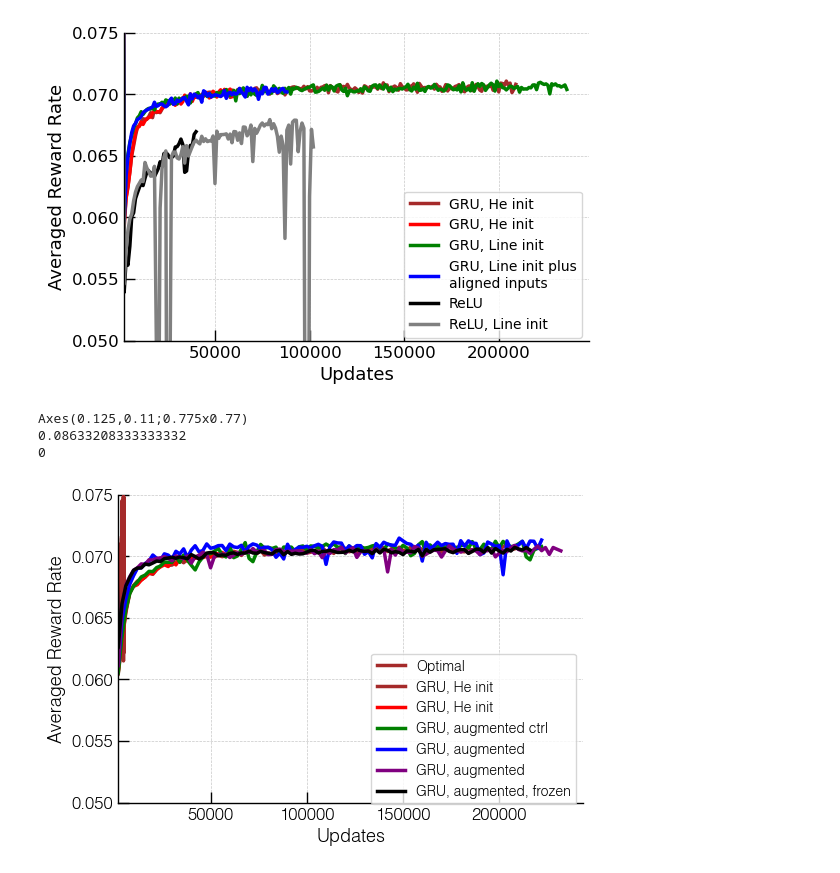
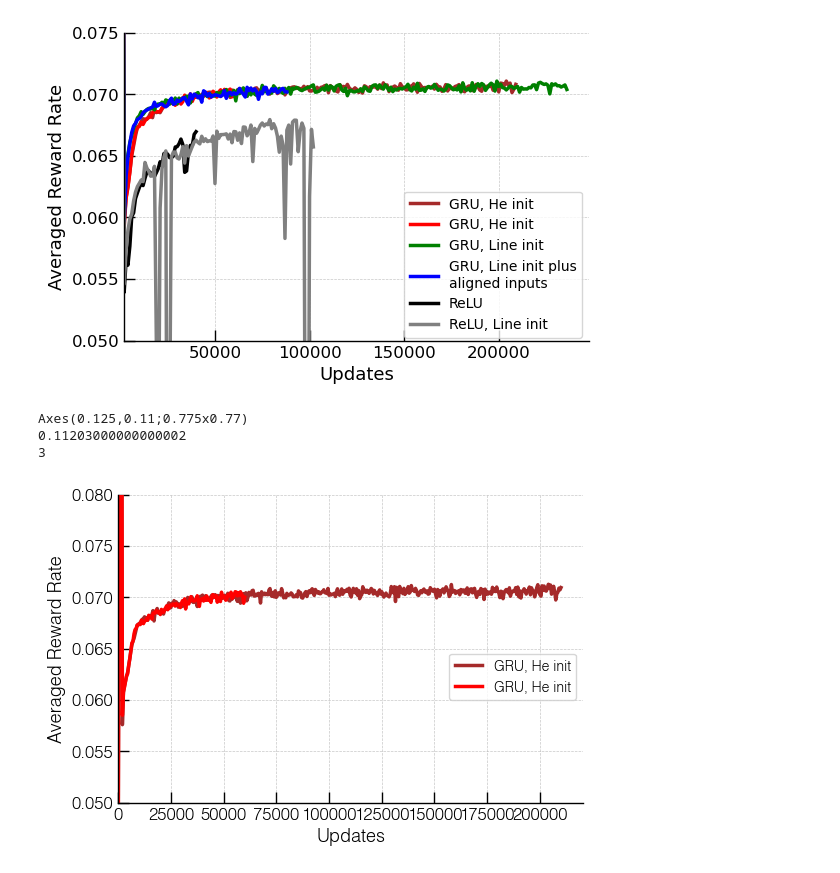
Before and after one commit to davidgbe/favorably_connected, a Jupyter notebook: code/notebooks/learning_baseline_exp_stoch_rewards.ipynb, the cells around one changed output. Cells and saved outputs as stored; diff of their text form; code cells hidden in the pictures.

```diff
--- a/code/notebooks/learning_baseline_exp_stoch_rewards.ipynb
+++ b/code/notebooks/learning_baseline_exp_stoch_rewards.ipynb
@@ -1027,10 +417,10 @@ fig, axs = plt.subplots(1, 1, figsize=(6 * scale, 4 * scale))
 data_dirs = [
     '../../results/rl_agent_outputs/fixed_odor_acc_reward_2025-02-09_18_56_19_657542_var_noise_0.0001_activity_weight_1.0/reward_rates',
     '../../results/rl_agent_outputs/fixed_odor_acc_reward_2025-02-09_18_59_24_627895_var_noise_0.0001_activity_weight_1.0/reward_rates',
-    '../../results/rl_agent_outputs/train_augmented_rnn_2025-02-20_23_56_07_115905_var_noise_0.0001_activity_weight_1/reward_rates',
-    '../../results/rl_agent_outputs/train_augmented_rnn_pretrained_2025-02-21_00_09_16_185395_var_noise_0.0001_activity_weight_1/reward_rates',
-    '../../results/rl_agent_outputs/train_augmented_rnn_pretrained_2025-02-23_09_57_40_223726_var_noise_0.0001_activity_weight_1/reward_rates',
-    '../../results/rl_agent_outputs/train_augmented_rnn_pretrained_frozen_2025-02-23_22_17_18_355590_var_noise_0.0001_activity_weight_1/reward_rates'
+    # '../../results/rl_agent_outputs/train_augmented_rnn_2025-02-20_23_56_07_115905_var_noise_0.0001_activity_weight_1/reward_rates',
+    # '../../results/rl_agent_outputs/train_augmented_rnn_pretrained_2025-02-21_00_09_16_185395_var_noise_0.0001_activity_weight_1/reward_rates',
+    # '../../results/rl_agent_outputs/train_augmented_rnn_pretrained_2025-02-23_09_57_40_223726_var_noise_0.0001_activity_weight_1/reward_rates',
+    # '../../results/rl_agent_outputs/train_augmented_rnn_pretrained_frozen_2025-02-23_22_17_18_355590_var_noise_0.0001_activity_weight_1/reward_rates'
 ]
 
 colors = [
@@ -1052,22 +442,22 @@ labels = [
     'GRU, augmented, frozen',
 ]
 
-baseline = '../../results/rl_agent_outputs/grid_search_test_2025-01-12_08_01_22_051999_var_noise_0_activity_weight_0/reward_rates'
-reduced_data = load_data(os.path.join(baseline, '*.npy'), averaging_size=1)
+# baseline = '../../results/rl_agent_outputs/grid_search_test_2025-01-12_08_01_22_051999_var_noise_0_activity_weight_0/reward_rates'
+# reduced_data = load_data(os.path.join(baseline, '*.npy'), averaging_size=1)
 
-# Plot mean line
-axs.plot(
-    np.arange(reduced_data.shape[1]) * 1,
-    np.mean(reduced_data.T, axis=1),
-    c=colors[i],
-    linewidth=2.5,  # Thicker plot line
-    zorder=2,
-    label='Optimal',
-)
+# # Plot mean line
+# axs.plot(
+#     np.arange(reduced_data.shape[1]) * 1,
+#     np.mean(reduced_data.T, axis=1),
+#     c=colors[i],
+#     linewidth=2.5,  # Thicker plot line
+#     zorder=2,
+#     label='Optimal',
+# )
 
 
 for i, data_dir in enumerate(data_dirs):
-    averaging_size = 2000
+    averaging_size = 500
     reduced_data = load_data(os.path.join(data_dir, '*.npy'), averaging_size=averaging_size)
 
     # Plot shaded region for standard error
@@ -1100,35 +490,35 @@ for i, data_dir in enumerate(data_dirs):
 # )
 
 # Adjust axes limits
-axs.set_xlim(2000)
-axs.set_ylim(0.05, 0.075)
+axs.set_xlim(0)
+axs.set_ylim(0.05, 0.08)
 # axs.set_xscale('log')
 
 # Add labels and titles
 axs.set_ylabel('Averaged Reward Rate', fontsize=12)
 axs.set_xlabel('Updates', fontsize=12)
 
 # Customize tick parameters
 axs.tick_params(axis='both', direction='in', length=6, width=1.5, labelsize=10)
 
 # Thicken the axes lines
 axs.spines['top'].set_linewidth(1.5)
 axs.spines['right'].set_linewidth(1.5)
 axs.spines['bottom'].set_linewidth(1.5)
 axs.spines['left'].set_linewidth(1.5)
 
 # Add grid for better readability
 axs.grid(visible=True, which='both', linestyle='--', linewidth=0.5, alpha=0.7)
 
 # Add legend
 fig.legend(bbox_to_anchor=(0.9, 0.5), fontsize=10)
 format_plot(axs)
 
 # Print stats
 print(np.mean(reduced_data.T, axis=1).max())
 print(np.mean(reduced_data.T, axis=1).argmax())
 # %% [output]
 Axes(0.125,0.11;0.775x0.77)
-0.08633208333333332
-0
+0.11203000000000002
+3
-[figure, old version]
+[figure, new version]
```
Also changed, not shown: parts of 15 cells of this notebook, 6 other files.
